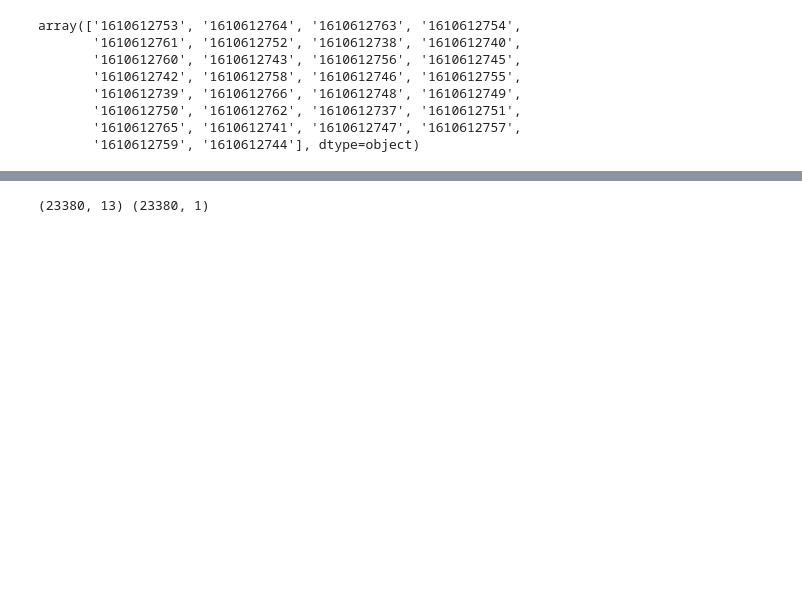
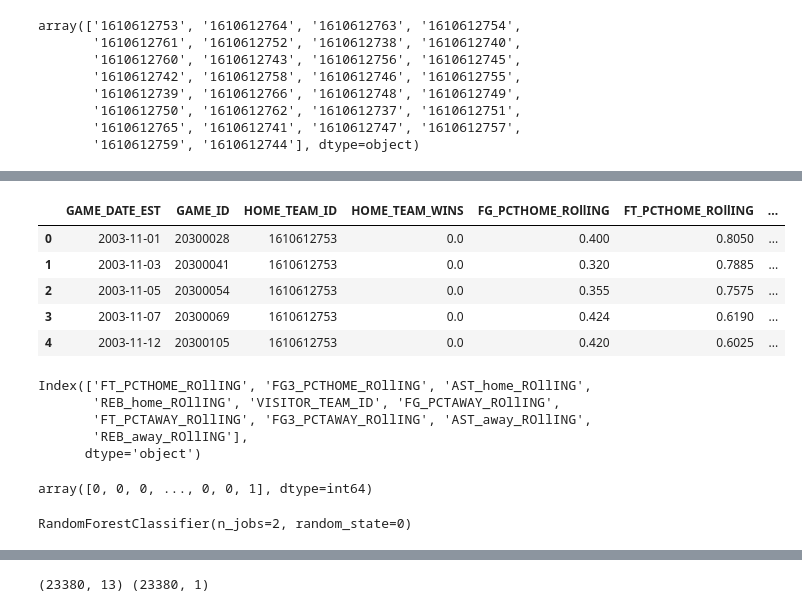
Before and after one commit to olivedisaster/final-project, a Jupyter notebook: rstest.ipynb, the cells around one changed output, grey strips where cells are left out. Saved outputs shown, nothing was run; the diff lists cells and outputs as text; code cells hidden in the pictures; blank space fills up the shorter version.

```diff
--- a/rstest.ipynb
+++ b/rstest.ipynb
@@ -156,3 +156,11 @@ away_data.head()
 | 14543 | 2004-11-26 | 20400176 | 1610612766 | 0.4280 | 0.7565 | 0.4445 | ... |
 # %%
 clean_data = pd.merge(home_data, away_data, how="inner", on=["GAME_DATE_EST", "GAME_ID"])
+clean_data.head()
+# %% [output]
+|  | GAME_DATE_EST | GAME_ID | HOME_TEAM_ID | HOME_TEAM_WINS | FG_PCTHOME_ROllING | FT_PCTHOME_ROllING | ... |
+| 0 | 2003-11-01 | 20300028 | 1610612753 | 0.0 | 0.400 | 0.8050 | ... |
+| 1 | 2003-11-03 | 20300041 | 1610612753 | 0.0 | 0.320 | 0.7885 | ... |
+| 2 | 2003-11-05 | 20300054 | 1610612753 | 0.0 | 0.355 | 0.7575 | ... |
+| 3 | 2003-11-07 | 20300069 | 1610612753 | 0.0 | 0.424 | 0.6190 | ... |
+| 4 | 2003-11-12 | 20300105 | 1610612753 | 0.0 | 0.420 | 0.6025 | ... |
@@ -158,0 +172,22 @@ clean_data = pd.merge(home_data, away_data, how="inner", on=["GAME_DATE_EST", "G
+# %%
+feature = clean_data.columns[5:15]
+feature
+# %% [output]
+Index(['FT_PCTHOME_ROllING', 'FG3_PCTHOME_ROllING', 'AST_home_ROllING',
+       'REB_home_ROllING', 'VISITOR_TEAM_ID', 'FG_PCTAWAY_ROllING',
+       'FT_PCTAWAY_ROllING', 'FG3_PCTAWAY_ROllING', 'AST_away_ROllING',
+       'REB_away_ROllING'],
+      dtype='object')
+# %%
+y = pd.factorize(train['HOME_TEAM_WINS'])[0]
+y
+# %% [output]
+array([0, 0, 0, ..., 0, 0, 1], dtype=int64)
+# %%
+from sklearn.ensemble import RandomForestClassifier
+
+clf = RandomForestClassifier(n_jobs=2, random_state=0)
+
+clf.fit(train[feature],y)
+# %% [output]
+RandomForestClassifier(n_jobs=2, random_state=0)
```
Also changed, not shown: parts of 7 cells of this notebook, 2 other files.
